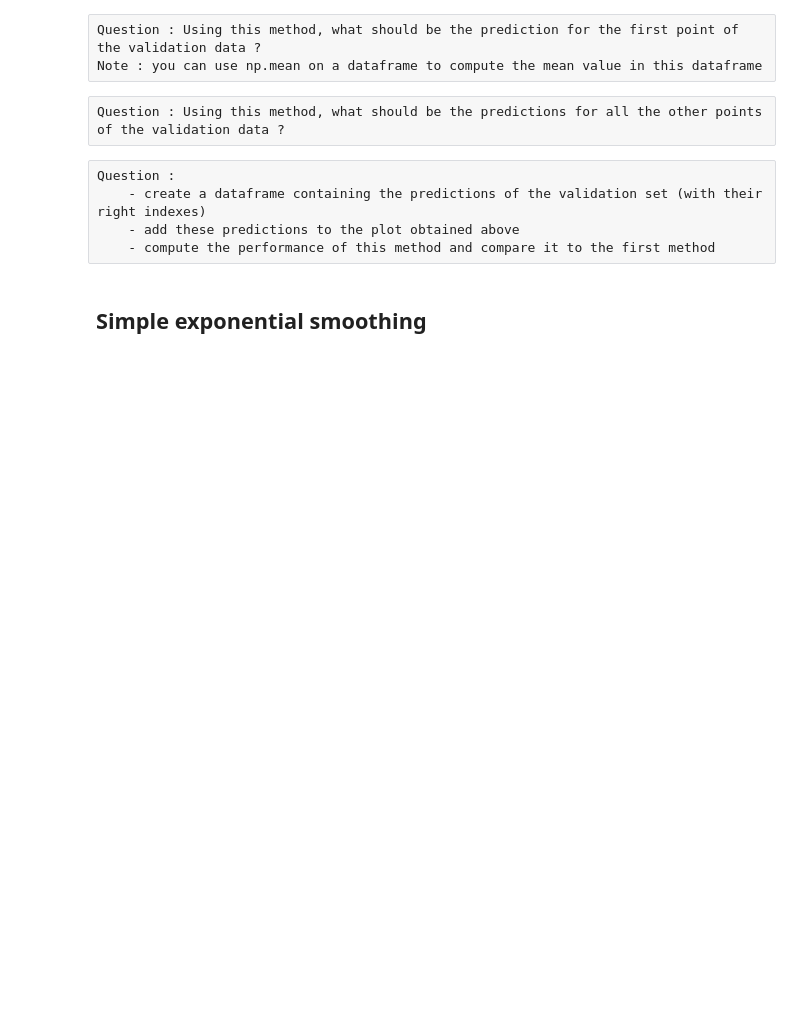
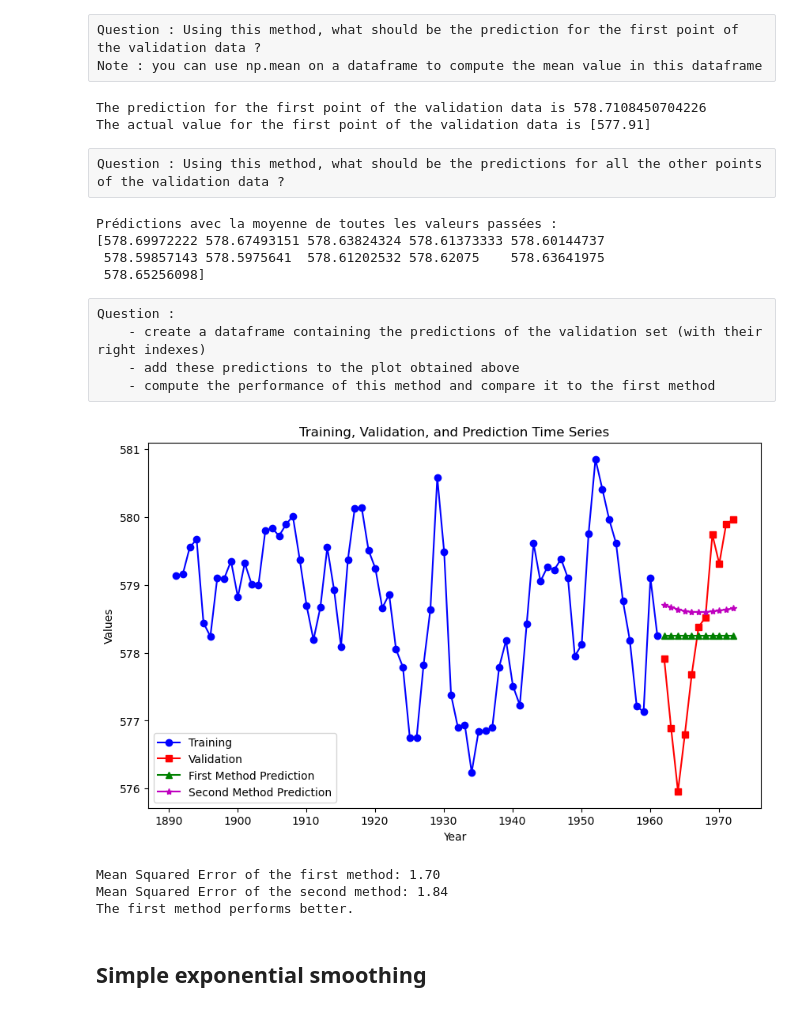
Before and after one commit to Largaton1/TimeSeries, a Jupyter notebook: MPC_TP1_student.ipynb, the cells around one changed output. Saved outputs shown, nothing was run; the diff lists cells and outputs as text; code cells hidden in the pictures; blank space fills up the shorter version.

```diff
--- a/MPC_TP1_student.ipynb
+++ b/MPC_TP1_student.ipynb
@@ -229,13 +248,87 @@ compare this value with the performance of other methods that we are going to ap
 # %% [raw]
 Question : Using this method, what should be the prediction for the first point of the validation data ?
 Note : you can use np.mean on a dataframe to compute the mean value in this dataframe
+# %%
+# Compute the mean value of all past observed values (training data)
+mean_past_values = np.mean(huron_train.values)
+# Use this mean value as the prediction for the first point of the validation data
+first_validation_prediction = mean_past_values
+# Get the actual first point of the validation data
+first_validation_actual = huron_valid.values[0]
+print(f"The prediction for the first point of the validation data is {first_validation_prediction}")
+
+print(f"The actual value for the first point of the validation data is {first_validation_actual}")
+# %% [output]
+The prediction for the first point of the validation data is 578.7108450704226
+The actual value for the first point of the validation data is [577.91]
 # %% [raw]
 Question : Using this method, what should be the predictions for all the other points of the validation data ?
+# %%
+# Initialize an empty list to store the predictions
+predictions = []
+
+# Combine training and validation data for easier indexing
+combined_data = pd.concat([huron_train, huron_valid])
+
+# Calculer la somme cumulative et le nombre de valeurs
+cumsum = np.cumsum(combined_data.values)
+count = np.arange(1, len(combined_data) + 1)
+
+# Obtenir les moyennes passées pour chaque point de validation
+predictions = cumsum[len(huron_train):] / count[len(huron_train):]
+
+# Affichage des prédictions
+print("Prédictions avec la moyenne de toutes les valeurs passées :")
+print(predictions)
+# %% [output]
+Prédictions avec la moyenne de toutes les valeurs passées :
+[578.69972222 578.67493151 578.63824324 578.61373333 578.60144737
+ 578.59857143 578.5975641  578.61202532 578.62075    578.63641975
+ 578.65256098]
 # %% [raw]
 Question :
     - create a dataframe containing the predictions of the validation set (with their right indexes)
     - add these predictions to the plot obtained above
     - compute the performance of this method and compare it to the first method
+# %%
+# Create a DataFrame for the predictions with the correct indexes
+predictions_df = pd.DataFrame(predictions, index=huron_valid.index, columns=['Predictions'])
+
+# Plotting
+plt.figure(figsize=(10, 6))
+plt.plot(huron_train.index, huron_train.values, 'bo-', label='Training')  # Blue color, circle marker
+plt.plot(huron_valid.index, huron_valid.values, 'rs-', label='Validation')  # Red color, square marker
+plt.plot(huron_valid.index, pred_lp, 'g^-', label='First Method Prediction')  # Green color, triangle marker
+plt.plot(predictions_df.index, predictions_df.values, 'm*-', label='Second Method Prediction')  # Magenta color, star marker
+
+# Adding legend
+plt.legend()
+
+# Adding titles and labels
+plt.title('Training, Validation, and Prediction Time Series')
+plt.xlabel('Year')
+plt.ylabel('Values')
+
+# Display the plot
+plt.show()
+# Compute the performance of the first method
+mse_first_method = mean_squared_error(huron_valid.values, pred_lp)
+print(f"Mean Squared Error of the first method: {mse_first_method:.2f}")
+
+# Compute the performance of the second method
+mse_second_method = mean_squared_error(huron_valid.values, predictions)
+print(f"Mean Squared Error of the second method: {mse_second_method:.2f}")
+
+# Compare the performance
+if mse_first_method < mse_second_method:
+    print("The first method performs better.")
+else:
+    print("The second method performs better.")
+# %% [output]
+[figure, added]
+Mean Squared Error of the first method: 1.70
+Mean Squared Error of the second method: 1.84
+The first method performs better.
 # %% [markdown]
 ## Simple exponential smoothing
 # %% [raw]
```
Also changed, not shown: parts of 13 cells of this notebook.
